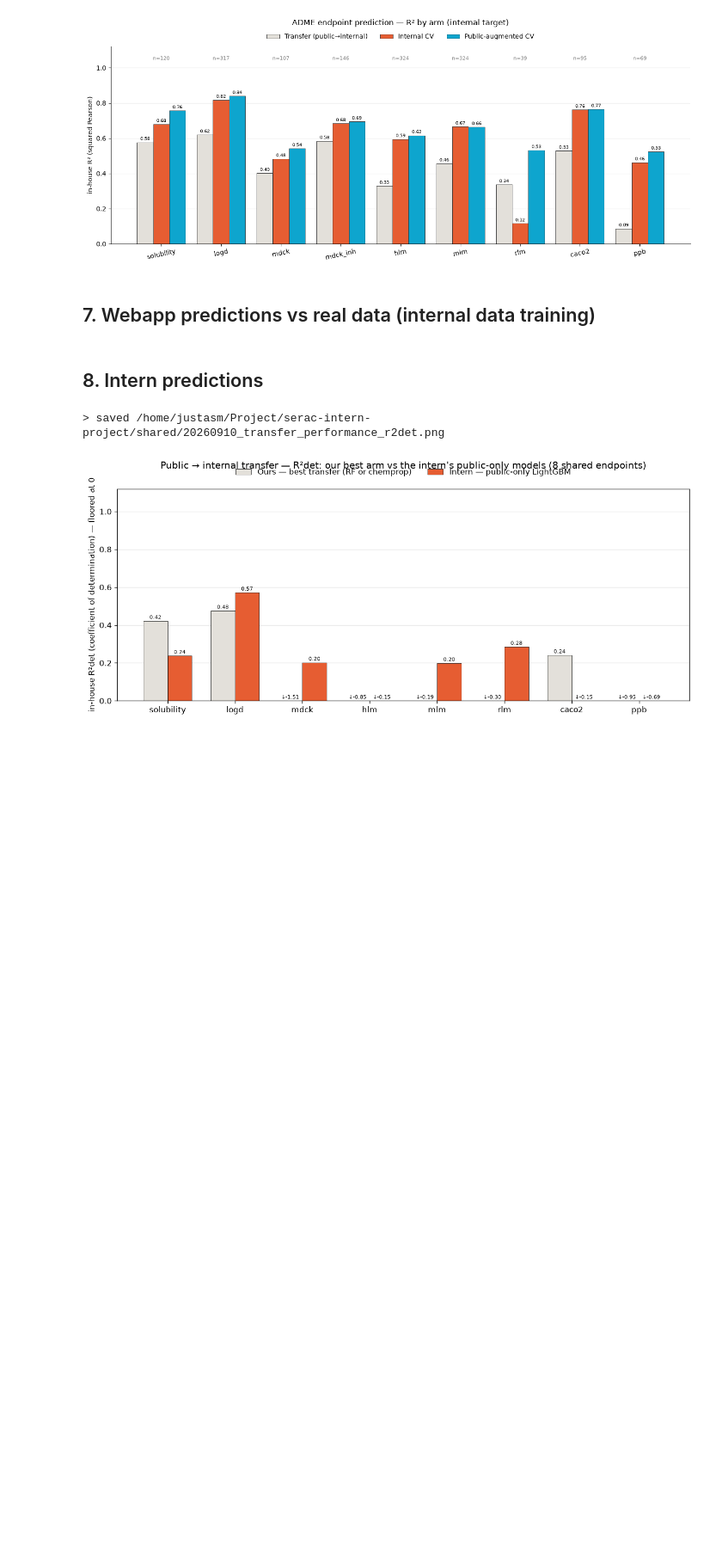
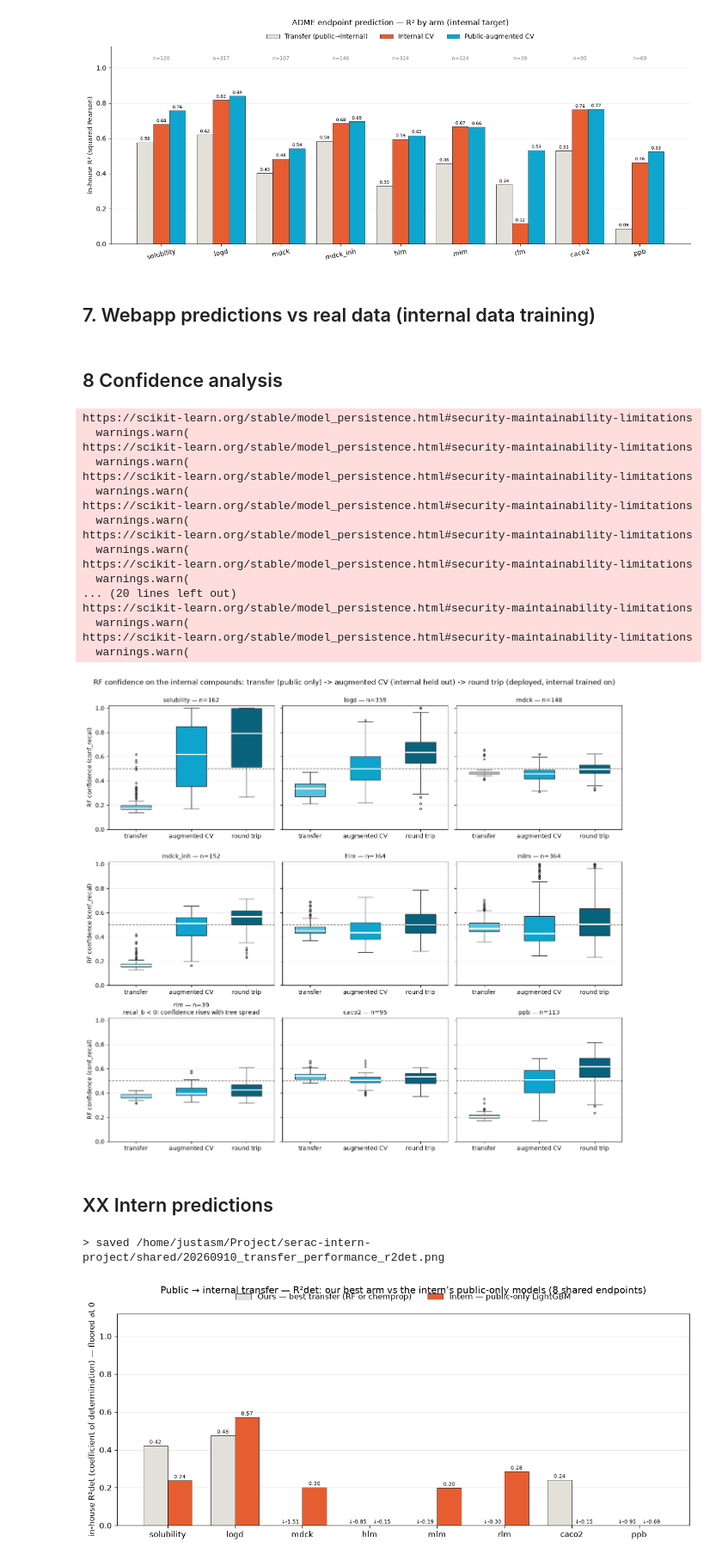
Before and after one commit to gtamo39/ADME_ML, a Jupyter notebook: vignettes/Multitask_adme_preds.ipynb, the cells around one changed output. Shown at 86% size. Cells and saved outputs as stored; diff of their text form; code cells hidden in the pictures; blank space fills up the shorter version.

```diff
--- a/vignettes/Multitask_adme_preds.ipynb
+++ b/vignettes/Multitask_adme_preds.ipynb
@@ -683,8 +704,80 @@ print(cmp.round(3).to_string())
 # training, his saw none. His numbers are an honest held-out score; ours are an upper bound.
 print(f"\nours ahead on R2det for {int((cmp['R2det gain'] > 0).sum())} of {len(cmp)} endpoints "
       f"(median gain {cmp['R2det gain'].median():+.3f})")
+# %% [markdown]
+## 8 Confidence analysis
+# %%
+## show confidence boxplots
+OUT_PNG = 'output/figures/20261019_confidence_200_trees.png'
+DPI     = 150
+CSPLIT  = params.webapp.get('confidence_split', 0.5)   # same split the webapp colours on
+ARMS    = ['transfer', 'augmented CV', 'round trip']
+PAL     = LinearSegmentedColormap.from_list('az', ['white', SERAC_C['azure'], 'black'])([.35, .5, .7])   # one-hue ramp, darker = more data
+
+# endpoints in figure order, stored RF arms, deployed models
+eps = fn.ordered_endpoints(params)
+res = fn._load_metrics_pkls(params.METRICS_PKL_RF_DIR, eps, output.metrics_results)[0]
+reg = OUTPUT.open_vault(params)
+
+# per endpoint: tree spread of the 3 arms, scored with the deployed calibration
+mf, conf = data.MF_features['all'], []
+for ep in eps:
+    # deployed model + H237 rows of the compounds the stored arms scored
+    b    = joblib.load(reg.details(int(params.MLTRAIL_IDS['rf'][ep]))['model_path'])
+    cids = res[ep]['augmented_cv_preddf']['compound'].to_numpy()
+    X    = mf[mf['compound'].isin(cids)].set_index('compound').loc[cids, b['feature_cols']].to_numpy()
+
+    # stack transfer + augmented CV (stored) and the round trip (deployed model)
+    d = pd.concat([res[ep]['ext_->_internal_preddf'][['compound', 'uq_std']].assign(arm=ARMS[0]),
+                   res[ep]['augmented_cv_preddf'][['compound', 'uq_std']].assign(arm=ARMS[1]),
+                   pd.DataFrame({'compound': cids, 'arm': ARMS[2],
+                                 'uq_std': np.stack([t.predict(X) for t in b['model'].estimators_]).std(axis=0)})])
+    conf.append(ML_Reg.apply_confidences(d, b['calibration']).assign(endpoint=ep, recal_b=b['calibration']['recal_b']))
+conf = pd.concat(conf, ignore_index=True)
+
+# one panel per endpoint, 3 boxes
+nrow = int(np.ceil(len(eps) / 3))
+fig, axes = plt.subplots(nrow, 3, figsize=(13, 3.8 * nrow), sharey=True)
+for ax, ep in zip(axes.ravel(), eps):
+    # boxes + the webapp split
+    d = conf[conf['endpoint'] == ep]
+    sns.boxplot(d, x='arm', y='conf_recal', hue='arm', order=ARMS, hue_order=ARMS, palette=list(PAL), saturation=1, legend=False,
+                width=.55, linecolor='#333', linewidth=1, fliersize=3, medianprops=dict(color='white', lw=2), ax=ax)
+    ax.axhline(CSPLIT, color='#6f675c', ls='--', lw=1.1, zorder=0)
+
+    # title flags a negative recal slope
+    ax.set_title(f"{ep} — n={d['compound'].nunique()}"
+                 + ('\nrecal_b < 0: confidence rises with tree spread' if d['recal_b'].iloc[0] < 0 else ''), fontsize=10)
+    ax.set(xlabel='', ylabel='', ylim=(0, 1.02)); ax.grid(axis='y', alpha=.25)
+
+# y label on the first column, title, save and show
+for ax in axes[:, 0]: ax.set_ylabel('RF confidence (conf_recal)')
+fig.suptitle('RF confidence on the internal compounds: transfer (public only) -> augmented CV (internal held out)'
+             ' -> round trip (deployed, internal trained on)', y=.997)
+fig.tight_layout()
+fig.savefig(OUT_PNG, dpi=DPI, bbox_inches='tight')
+plt.show()
+# %% [output]
+https://scikit-learn.org/stable/model_persistence.html#security-maintainability-limitations
+  warnings.warn(
+https://scikit-learn.org/stable/model_persistence.html#security-maintainability-limitations
+  warnings.warn(
+https://scikit-learn.org/stable/model_persistence.html#security-maintainability-limitations
+  warnings.warn(
+https://scikit-learn.org/stable/model_persistence.html#security-maintainability-limitations
+  warnings.warn(
+https://scikit-learn.org/stable/model_persistence.html#security-maintainability-limitations
+  warnings.warn(
+https://scikit-learn.org/stable/model_persistence.html#security-maintainability-limitations
+  warnings.warn(
+... (20 lines left out)
+https://scikit-learn.org/stable/model_persistence.html#security-maintainability-limitations
+  warnings.warn(
+https://scikit-learn.org/stable/model_persistence.html#security-maintainability-limitations
+  warnings.warn(
+[figure, added]
 # %% [markdown]
-## 8. Intern predictions
+## XX Intern predictions
 # %%
 ## intern transfer prediction vs ours:
 # LIKE FOR LIKE. Both bars are public->internal: no internal compound was in any training set,
```
Also changed, not shown: parts of 6 cells of this notebook, 14 other files.
